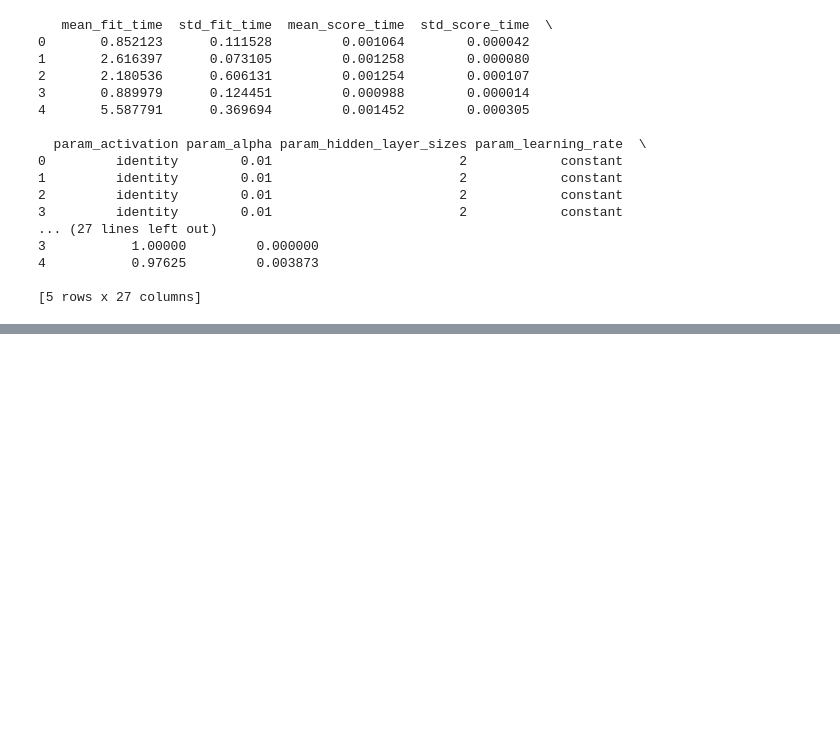
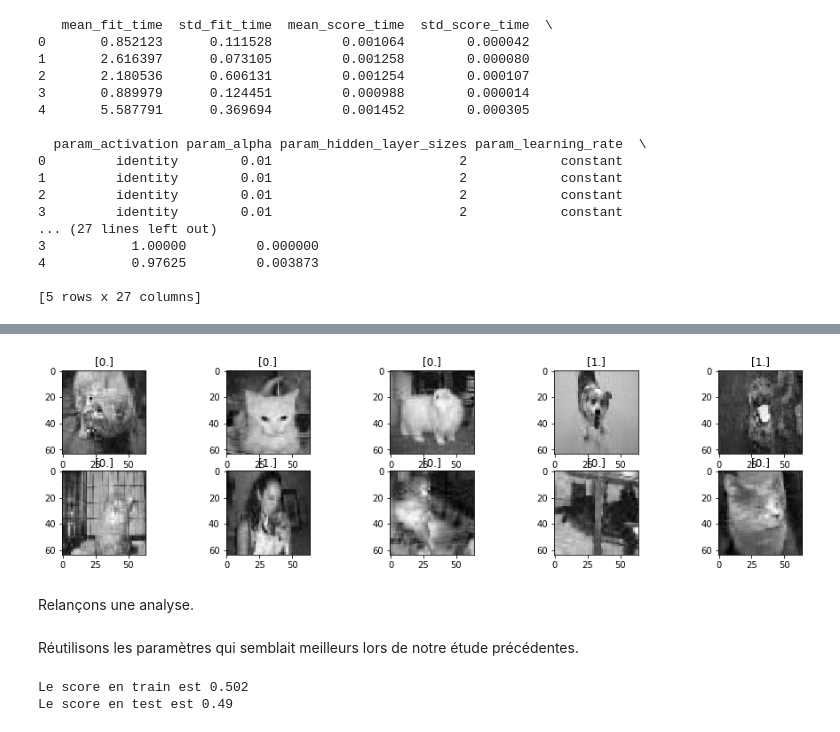
Before and after one commit to FloDarPie/projetIA, a Jupyter notebook: projet_global.ipynb, the cells around one changed output, grey strips where cells are left out. Saved outputs shown, nothing was run; the diff lists cells and outputs as text; code cells hidden in the pictures; blank space fills up the shorter version.

```diff
--- a/projet_global.ipynb
+++ b/projet_global.ipynb
@@ -213,0 +237,8 @@ X_alea, Xtest_alea, y_alea, yt_alea = chargement_donnees(0.2)
+# %%
+image_alleg = acp_second(X,10)
+# %%
+affichage(10,image_alleg,y_train)
+# %% [output]
+[figure, added]
+# %% [markdown]
+Relançons une analyse.
@@ -213,0 +247,2 @@ X_alea, Xtest_alea, y_alea, yt_alea = chargement_donnees(0.2)
+# %% [markdown]
+Réutilisons les paramètres qui semblait meilleurs lors de notre étude précédentes.
@@ -213,0 +257,9 @@ X_alea, Xtest_alea, y_alea, yt_alea = chargement_donnees(0.2)
+# %%
+clf.fit(Xnr, y_train.ravel())
+train_score = clf.score(X_train, y_train)
+print("Le score en train est {}".format(train_score))
+test_score = clf.score(X_test, y_test)
+print("Le score en test est {}".format(test_score))
+# %% [output]
+Le score en train est 0.502
+Le score en test est 0.49
```
Also changed, not shown: parts of 25 cells of this notebook, 1 other file.
